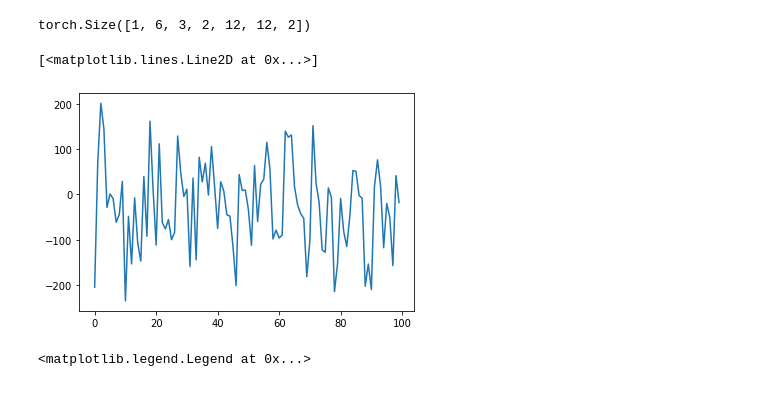
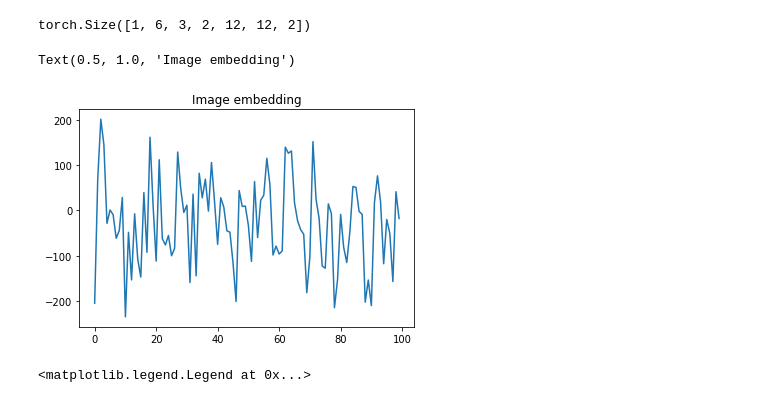
Before and after one commit to bicv/POLO, a Jupyter notebook: dev/2021-01-05-Autoencoder.ipynb, the cells around one changed output. Cells and saved outputs as stored; diff of their text form; code cells hidden in the pictures.

```diff
--- a/dev/2021-01-05-Autoencoder.ipynb
+++ b/dev/2021-01-05-Autoencoder.ipynb
@@ -415,9 +415,10 @@ encoder_input = log_gabor_coeffs.view(-1, n_levels * n_color * n_eccentricity *
 code = autoenc.encoder.enc(encoder_input)
 # %%
 plt.plot(code.detach().numpy().flatten())
+plt.title('Image embedding')
 # %% [output]
-[<matplotlib.lines.Line2D at 0x...>]
+Text(0.5, 1.0, 'Image embedding')
-[figure, old version]
+[figure, new version]
 # %%
 encoder_output = autoenc.decoder.dec(code)
 # %%
```
Also changed, not shown: parts of 11 cells of this notebook.
